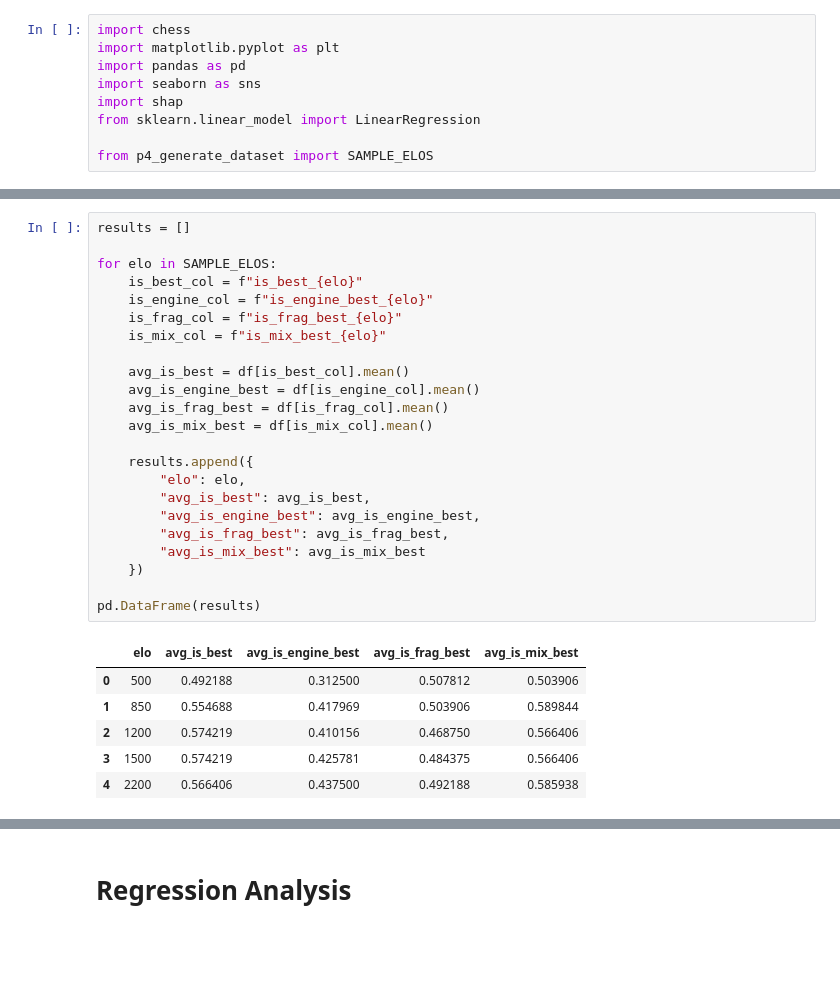
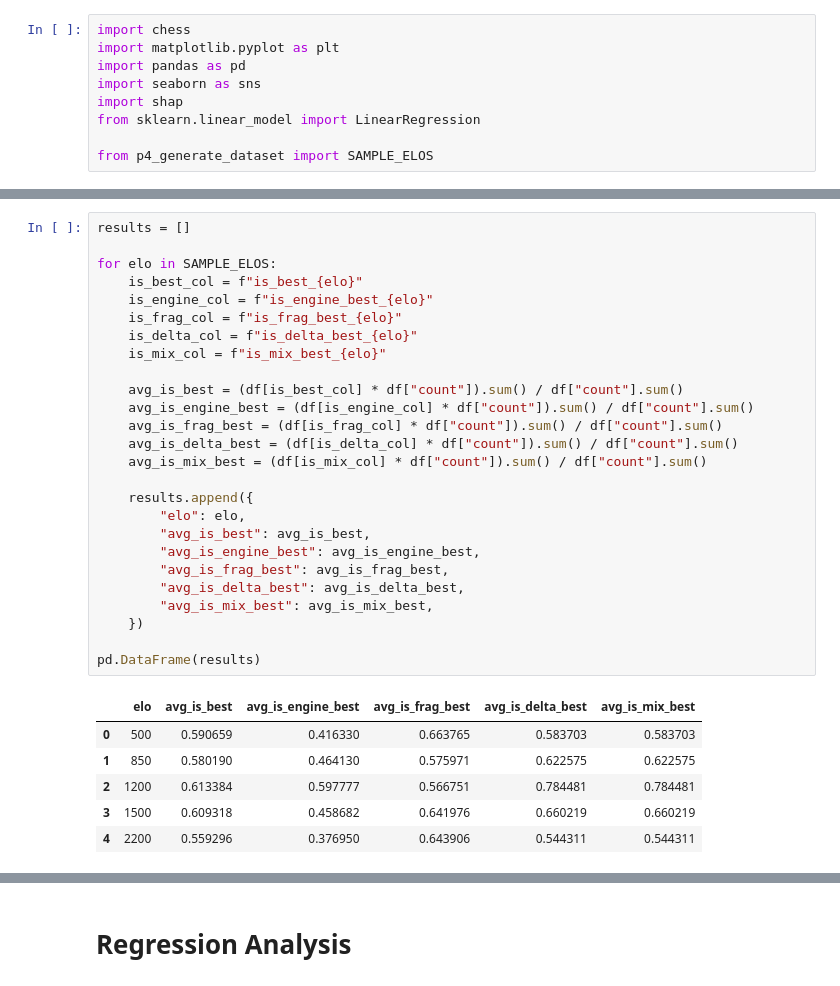
Before and after one commit to croco22/chess, a Jupyter notebook: preparation/p5_shap_analysis.ipynb, the cells around one changed output, grey strips where cells are left out. Drawn from its saved outputs; the diff is of its cells as text; blank space fills up the shorter version.

```diff
--- a/preparation/p5_shap_analysis.ipynb
+++ b/preparation/p5_shap_analysis.ipynb
@@ -34,33 +34,36 @@ df.describe()
 # %%
 results = []
 
 for elo in SAMPLE_ELOS:
     is_best_col = f"is_best_{elo}"
     is_engine_col = f"is_engine_best_{elo}"
     is_frag_col = f"is_frag_best_{elo}"
+    is_delta_col = f"is_delta_best_{elo}"
     is_mix_col = f"is_mix_best_{elo}"
 
-    avg_is_best = df[is_best_col].mean()
-    avg_is_engine_best = df[is_engine_col].mean()
-    avg_is_frag_best = df[is_frag_col].mean()
-    avg_is_mix_best = df[is_mix_col].mean()
+    avg_is_best = (df[is_best_col] * df["count"]).sum() / df["count"].sum()
+    avg_is_engine_best = (df[is_engine_col] * df["count"]).sum() / df["count"].sum()
+    avg_is_frag_best = (df[is_frag_col] * df["count"]).sum() / df["count"].sum()
+    avg_is_delta_best = (df[is_delta_col] * df["count"]).sum() / df["count"].sum()
+    avg_is_mix_best = (df[is_mix_col] * df["count"]).sum() / df["count"].sum()
 
     results.append({
         "elo": elo,
         "avg_is_best": avg_is_best,
         "avg_is_engine_best": avg_is_engine_best,
         "avg_is_frag_best": avg_is_frag_best,
-        "avg_is_mix_best": avg_is_mix_best
+        "avg_is_delta_best": avg_is_delta_best,
+        "avg_is_mix_best": avg_is_mix_best,
     })
 
 pd.DataFrame(results)
 # %% [output]
-|  | elo | avg_is_best | avg_is_engine_best | avg_is_frag_best | avg_is_mix_best |
-| 0 | 500 | 0.492188 | 0.312500 | 0.507812 | 0.503906 |
-| 1 | 850 | 0.554688 | 0.417969 | 0.503906 | 0.589844 |
-| 2 | 1200 | 0.574219 | 0.410156 | 0.468750 | 0.566406 |
-| 3 | 1500 | 0.574219 | 0.425781 | 0.484375 | 0.566406 |
-| 4 | 2200 | 0.566406 | 0.437500 | 0.492188 | 0.585938 |
+|  | elo | avg_is_best | avg_is_engine_best | avg_is_frag_best | avg_is_delta_best | avg_is_mix_best |
+| 0 | 500 | 0.590659 | 0.416330 | 0.663765 | 0.583703 | 0.583703 |
+| 1 | 850 | 0.580190 | 0.464130 | 0.575971 | 0.622575 | 0.622575 |
+| 2 | 1200 | 0.613384 | 0.597777 | 0.566751 | 0.784481 | 0.784481 |
+| 3 | 1500 | 0.609318 | 0.458682 | 0.641976 | 0.660219 | 0.660219 |
+| 4 | 2200 | 0.559296 | 0.376950 | 0.643906 | 0.544311 | 0.544311 |
 # %%
 random_fen = df["fen"].sample(1).iloc[0]
 filtered = df[df["fen"] == random_fen]
```
Also changed, not shown: parts of 9 cells of this notebook, 3 other files.
